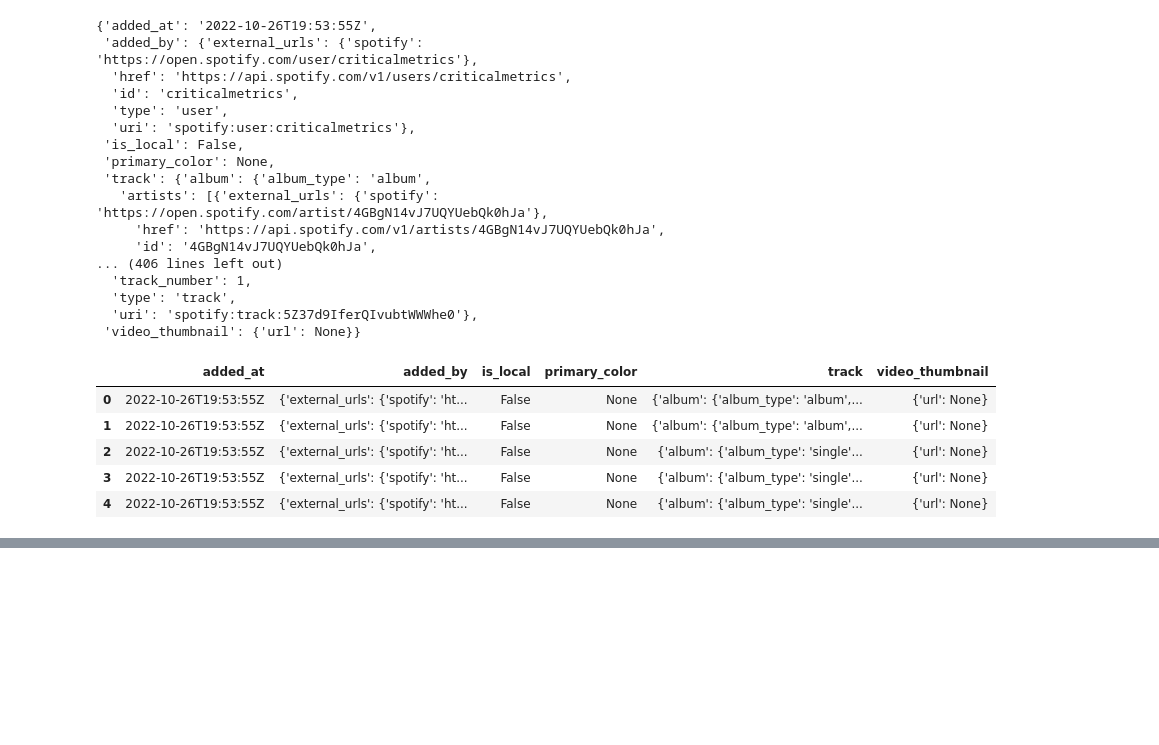
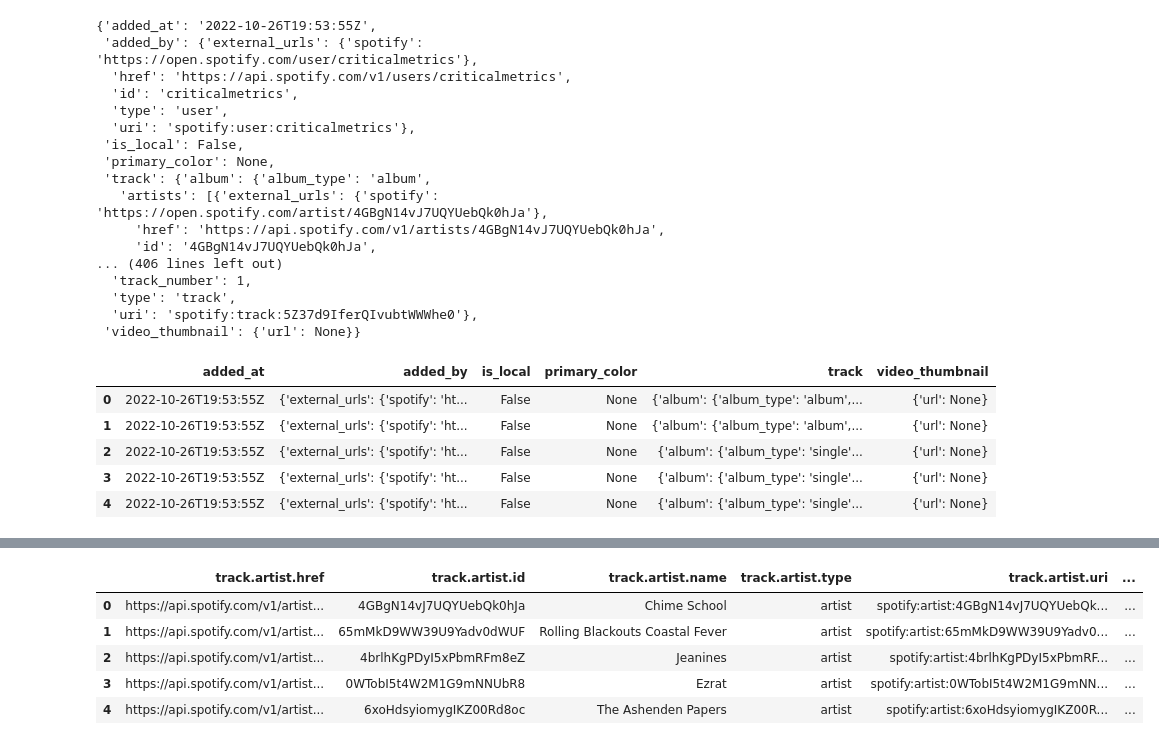
Before and after one commit to januff/spotify-completist, a Jupyter notebook: nbs/index.ipynb, the cells around one changed output, grey strips where cells are left out. Saved outputs shown, nothing was run; the diff lists cells and outputs as text; code cells hidden in the pictures; blank space fills up the shorter version.

```diff
--- a/nbs/index.ipynb
+++ b/nbs/index.ipynb
@@ -176,0 +187,23 @@ df.drop(columns=['type','uri', 'external_urls.spotify', 'href'])
+# %%
+import pandas as pd
+df = pd.DataFrame(tracks)
+out = pd.json_normalize(df['track'], record_path=['artists'], record_prefix='track.artist.', meta=['name','album','id','duration_ms','popularity','preview_url'], meta_prefix='track.')
+
+# out = pd.json_normalize(df['track'], record_path=['album','images'], record_prefix='track.image.', meta=['name','duration_ms','artists','id'], meta_prefix='track.')
+# with_img = pd.json_normalize(out['album.images'][0],record_prefix="album.image.", meta='name')
+
+# with_img
+
+# out = (df.join(pd.json_normalize(df['track'], record_path='artists',
+#                                  meta=['name', 'id', 'popularity']),
+#                lsuffix='', rsuffix='_artists')
+#        .drop(columns='track'))
+
+out.head()
+# %% [output]
+|  | track.artist.href | track.artist.id | track.artist.name | track.artist.type | track.artist.uri | ... |
+| 0 | https://api.spotify.com/v1/artist... | 4GBgN14vJ7UQYUebQk0hJa | Chime School | artist | spotify:artist:4GBgN14vJ7UQYUebQk... | ... |
+| 1 | https://api.spotify.com/v1/artist... | 65mMkD9WW39U9Yadv0dWUF | Rolling Blackouts Coastal Fever | artist | spotify:artist:65mMkD9WW39U9Yadv0... | ... |
+| 2 | https://api.spotify.com/v1/artist... | 4brlhKgPDyI5xPbmRFm8eZ | Jeanines | artist | spotify:artist:4brlhKgPDyI5xPbmRF... | ... |
+| 3 | https://api.spotify.com/v1/artist... | 0WTobI5t4W2M1G9mNNUbR8 | Ezrat | artist | spotify:artist:0WTobI5t4W2M1G9mNN... | ... |
+| 4 | https://api.spotify.com/v1/artist... | 6xoHdsyiomygIKZ00Rd8oc | The Ashenden Papers | artist | spotify:artist:6xoHdsyiomygIKZ00R... | ... |
```
Also changed, not shown: parts of 5 cells of this notebook.
